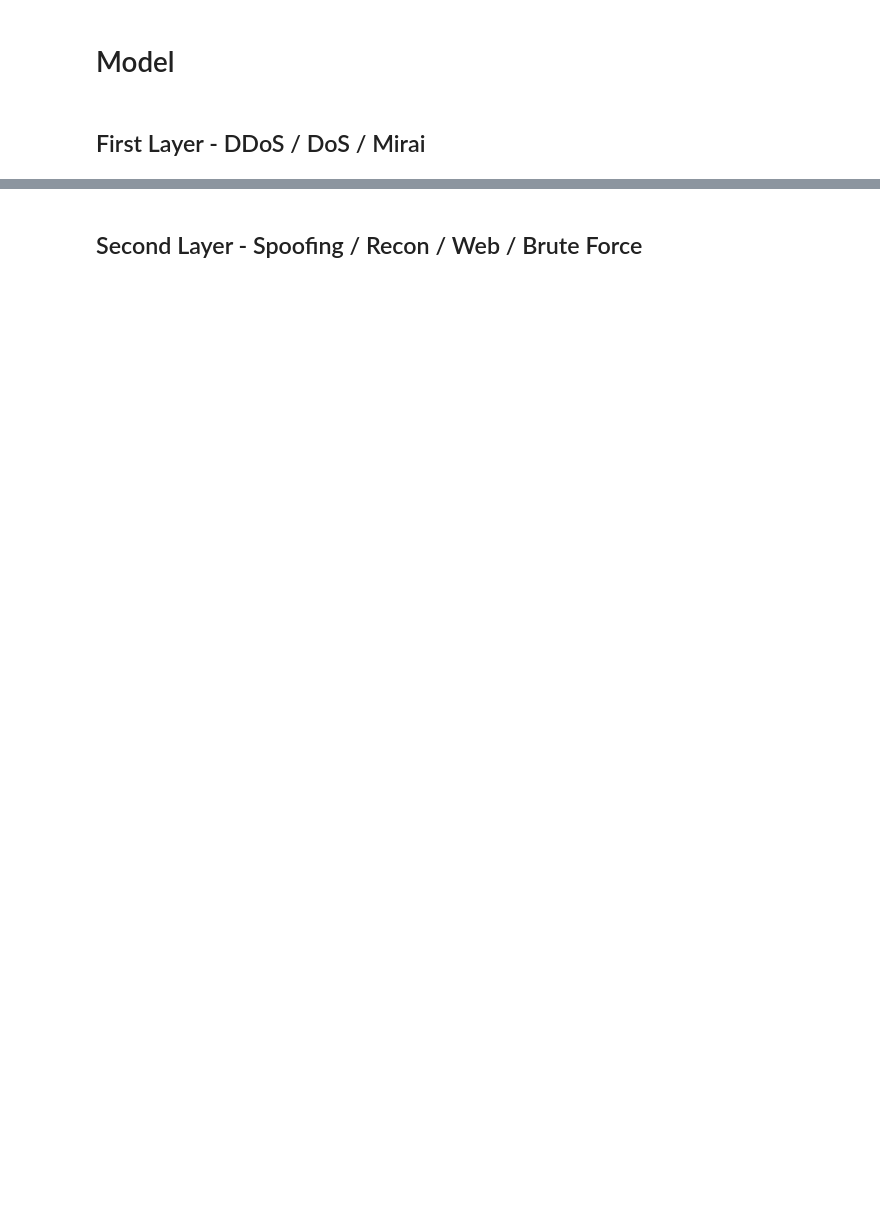
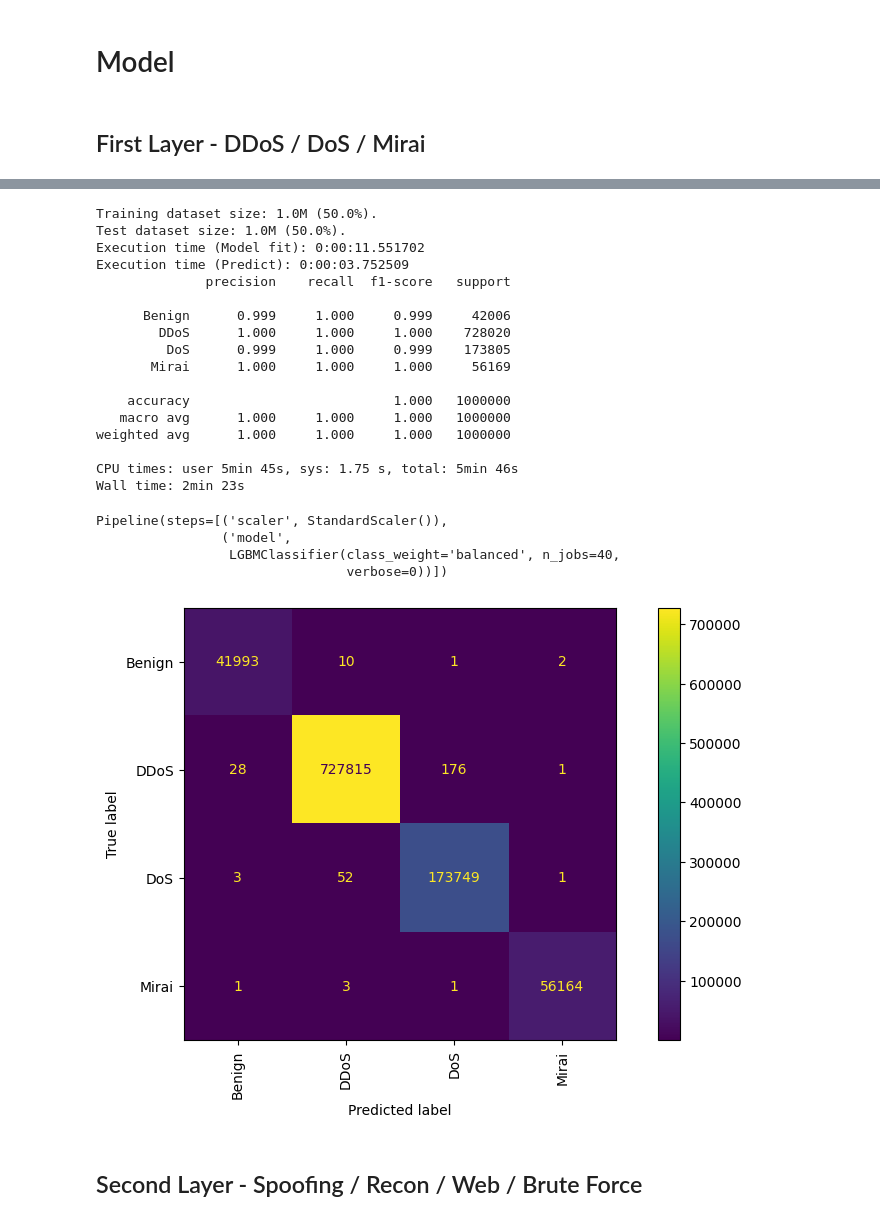
Before and after one commit to inaciobr/Multi-Stage-IoT-Intrusion-Detection, a Jupyter notebook: notebooks/3 - Models.ipynb, the cells around one changed output, grey strips where cells are left out. Cells and saved outputs as stored; diff of their text form; code cells hidden in the pictures; blank space fills up the shorter version.

```diff
--- a/notebooks/3 - Models.ipynb
+++ b/notebooks/3 - Models.ipynb
@@ -184,3 +209,35 @@ Pipeline(steps=[('scaler', StandardScaler()),
+# %%
+%%time
+
+model = Pipeline([
+    ('scaler', StandardScaler()),
+    ('model', LGBMClassifier(class_weight='balanced', n_jobs=n_jobs, verbose=0))
+])
+
+test_model(*df_first_layer, model)
+# %% [output]
+Training dataset size: 1.0M (50.0%).
+Test dataset size: 1.0M (50.0%).
+Execution time (Model fit): 0:00:11.551702
+Execution time (Predict): 0:00:03.752509
+              precision    recall  f1-score   support
+
+      Benign      0.999     1.000     0.999     42006
+        DDoS      1.000     1.000     1.000    728020
+         DoS      0.999     1.000     0.999    173805
+       Mirai      1.000     1.000     1.000     56169
+
+    accuracy                          1.000   1000000
+   macro avg      1.000     1.000     1.000   1000000
+weighted avg      1.000     1.000     1.000   1000000
+
+CPU times: user 5min 45s, sys: 1.75 s, total: 5min 46s
+Wall time: 2min 23s
+Pipeline(steps=[('scaler', StandardScaler()),
+                ('model',
+                 LGBMClassifier(class_weight='balanced', n_jobs=40,
+                                verbose=0))])
+[figure, added]
 # %% [markdown]
 ## Second Layer - Spoofing / Recon / Web / Brute Force
 # %%
```
Also changed, not shown: parts of 20 cells of this notebook.
